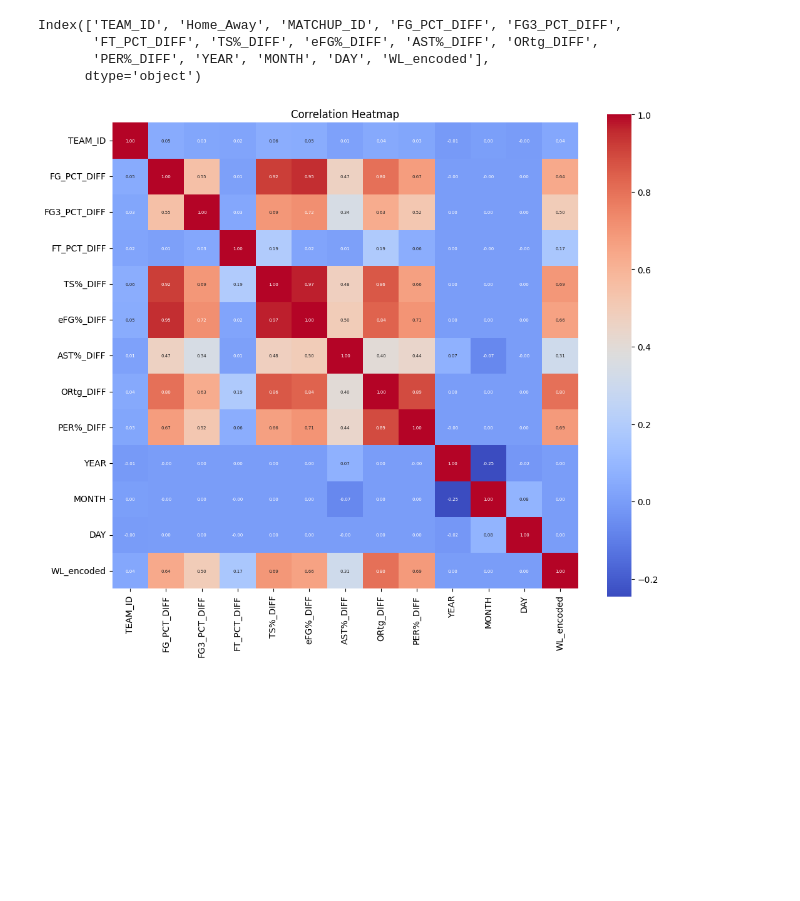
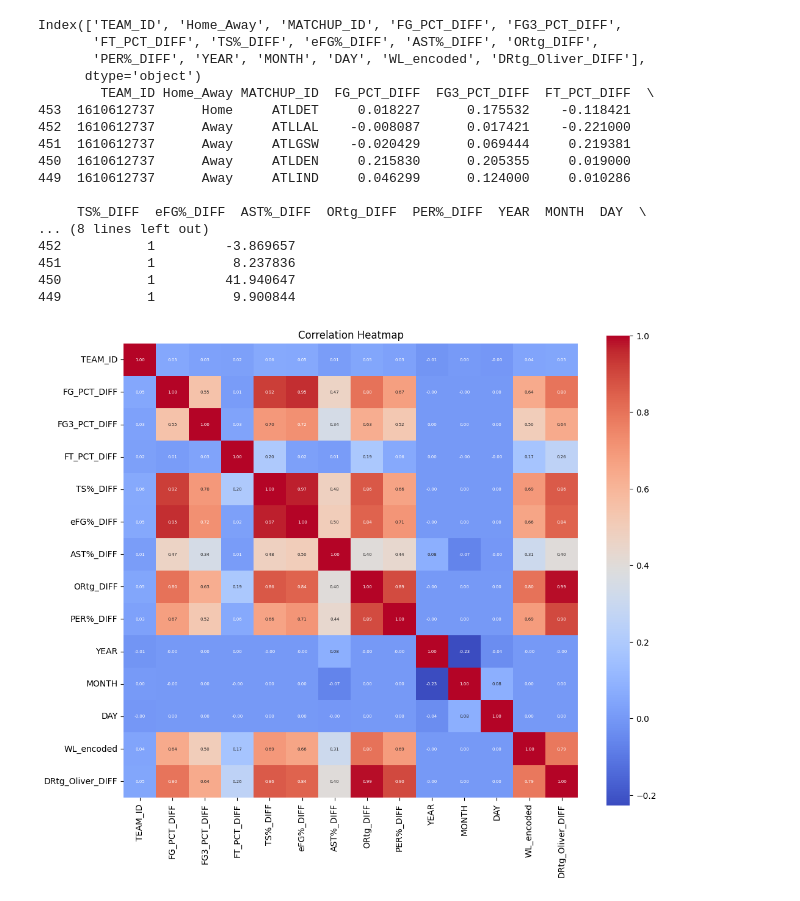
Before and after one commit to ghadfield32/nba_analysis, a Jupyter notebook: nba_dl_rnn_seq_included.ipynb, the cells around one changed output. Cells and saved outputs as stored; diff of their text form; code cells hidden in the pictures; blank space fills up the shorter version.

```diff
--- a/nba_dl_rnn_seq_included.ipynb
+++ b/nba_dl_rnn_seq_included.ipynb
@@ -17,48 +17,80 @@ import torch
 import torch.nn as nn
 import torch.optim as optim
 from torch.utils.data import TensorDataset, DataLoader
+from torch.utils.data import Dataset, DataLoader
 from sklearn.model_selection import train_test_split
 from sklearn.preprocessing import StandardScaler
 from joblib import dump, load
+from torch.optim.lr_scheduler import StepLR
+from torch.utils.tensorboard import SummaryWriter
 
 
 
 # Load the data
 data = pd.read_csv(r'C:\Users\ghadf\OneDrive\Desktop\Data Analytics\Python\ML\nba_w_l_prediction_models\nba_analysis\data\nba_threeptera_prepreprocess_data.csv')
 
-# Sort the data by TEAM_ID and GAME_DATE for the training data
-data.sort_values(by=['TEAM_ID', 'GAME_DATE'], ascending=[True, True], inplace=True)
+# Sort the data by TEAM_ID and GAME_DATE
+data.sort_values(by=['TEAM_ID', 'GAME_DATE'], inplace=True)
+
+# Extract team_ids for sequence creation and train-test split
+team_ids = data['TEAM_ID'].values
+
+# Columns to keep for features
+features_to_keep = ['TEAM_ID', 'Home_Away', 'MATCHUP_ID', 'FG_PCT_DIFF', 'FT_PCT_DIFF']
+
 
 # Reorder the columns in the DataFrame to place 'WL_encoded' at the end
 preprocessor_data = data[[col for col in data.columns if col != 'WL'] + ['WL']]
 
 #drop the columns that are not needed
 x_excluded_independent_variables = [ 'TEAM_ABBREVIATION', 'WL', 'FGA', 'TOV', 'TEAM_NAME', 'GAME_ID', 'PPM', 'RPM', 'APM', 'SPM', 'BPM', 'TPM',
                                     'FG_PCT', 'FG3_PCT', 'FT_PCT', 'PLUS_MINUS', 'TS%', 'ORtg', 'PER%', 'PTS_PER_MIN', 'eFG%', 'AST%', 'PTS_PER_MIN_DIFF', 'PTS_DIFF',
                                     'PER', 'OPM', 'DPM', 'USG%', 'FG3A', 'OREB', 'PF', 'MIN', 'PTS', 'FGM', 'FG3M', 'FTM', 'FTA', 'PTS', 'REB',
                                     'AST', 'PF', 'STL', 'BLK', 'DREB', 'Offensive_Possessions', 'SEASON_ID', 'MATCHUP', 'GAME_DATE', #,
                                     'PTS_OPP', 'FGM_OPP', 'FG3M_OPP', 'FTM_OPP', 'FTA_OPP', 'PTS_OPP', 'REB_OPP', 'OREB_OPP', 'FGA_OPP', 'FG3A_OPP', 'OREB_OPP',
-                                    'AST_OPP', 'TOV_OPP', 'STL_OPP', 'BLK_OPP', 'SEASON_ID_OPP', 'Home_Away_OPP' #,  'Defensive_Possessions'
-                                    , 'TEAM_NAME_OPP', 'WL_OPP', 'MIN_OPP', 'PF_OPP', 'DREB_OPP','PTS_PER_MIN_OPP', 'TEAM_ID_OPP'] #
+                                    'AST_OPP', 'TOV_OPP', 'STL_OPP', 'BLK_OPP', 'SEASON_ID_OPP', 'Home_Away_OPP',  'Defensive_Possessions', #
+                                     'TEAM_NAME_OPP', 'WL_OPP', 'MIN_OPP', 'PF_OPP', 'DREB_OPP','PTS_PER_MIN_OPP', 'TEAM_ID_OPP',
+                                     'FG_PCT_OPP', 'FG3_PCT_OPP', 'FT_PCT_OPP', 'TS%_OPP', 'eFG%_OPP', 'AST%_OPP', 'Defensive_Possessions',
+                                    'DRtg', 'DPER%', 'PLUS_MINUS_OPP', 'ORtg_Oliver_OPP', 'ORtg_Oliver_DIFF', 'ORtg_Oliver', 'DRtg_Oliver', 'DRtg_Oliver_OPP'
+                                     ] #
 
+included_columns = ['TEAM_ID', 'Home_Away', 'MATCHUP_ID', 'FG_PCT_DIFF', 'FG3_PCT_DIFF',
+       'FT_PCT_DIFF', 'TS%_DIFF', 'eFG%_DIFF', 'AST%_DIFF', 'ORtg_DIFF',
+       'PER%_DIFF', 'YEAR', 'MONTH', 'DAY', 'WL_encoded', 'DRtg_Oliver_DIFF']
+
+preprocessor_data = preprocessor_data[included_columns]
 #drop the columns that are not needed
-preprocessor_data = preprocessor_data.drop(x_excluded_independent_variables, axis=1)
+#preprocessor_data = preprocessor_data.drop(x_excluded_independent_variables, axis=1)
 print(preprocessor_data.columns)
+print(preprocessor_data.head())
 
 # Create a correlation matrix for the selected columns
 correlation_matrix = preprocessor_data.corr()
 
 # Plot the heatmap
 plt.figure(figsize=(12, 10))
 sns.heatmap(correlation_matrix, annot=True, cmap='coolwarm', fmt='.2f', square=True,
             annot_kws={'size': 5})  # Adjust the font size (here it's set to 8)
 
 
 plt.title('Correlation Heatmap')
 plt.show()
 # %% [output]
 Index(['TEAM_ID', 'Home_Away', 'MATCHUP_ID', 'FG_PCT_DIFF', 'FG3_PCT_DIFF',
        'FT_PCT_DIFF', 'TS%_DIFF', 'eFG%_DIFF', 'AST%_DIFF', 'ORtg_DIFF',
-       'PER%_DIFF', 'YEAR', 'MONTH', 'DAY', 'WL_encoded'],
+       'PER%_DIFF', 'YEAR', 'MONTH', 'DAY', 'WL_encoded', 'DRtg_Oliver_DIFF'],
       dtype='object')
+        TEAM_ID Home_Away MATCHUP_ID  FG_PCT_DIFF  FG3_PCT_DIFF  FT_PCT_DIFF  \
+453  1610612737      Home     ATLDET     0.018227      0.175532    -0.118421
+452  1610612737      Away     ATLLAL    -0.008087      0.017421    -0.221000
+451  1610612737      Away     ATLGSW    -0.020429      0.069444     0.219381
+450  1610612737      Away     ATLDEN     0.215830      0.205355     0.019000
+449  1610612737      Away     ATLIND     0.046299      0.124000     0.010286
+
+     TS%_DIFF  eFG%_DIFF  AST%_DIFF  ORtg_DIFF  PER%_DIFF  YEAR  MONTH  DAY  \
+... (8 lines left out)
+452           1         -3.869657
+451           1          8.237836
+450           1         41.940647
+449           1          9.900844
-[figure, old version]
+[figure, new version]
```
Also changed, not shown: parts of 22 cells of this notebook, 10 other files.
